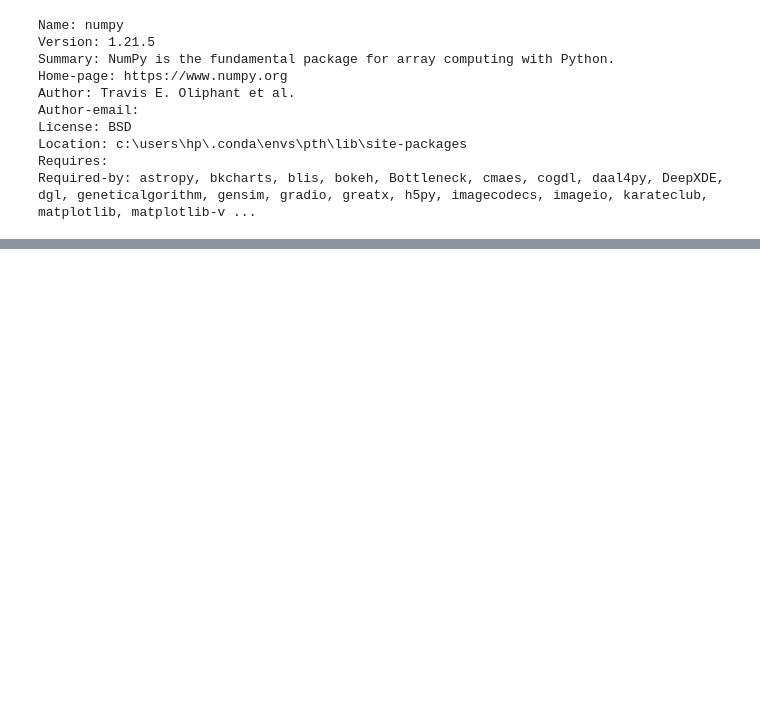
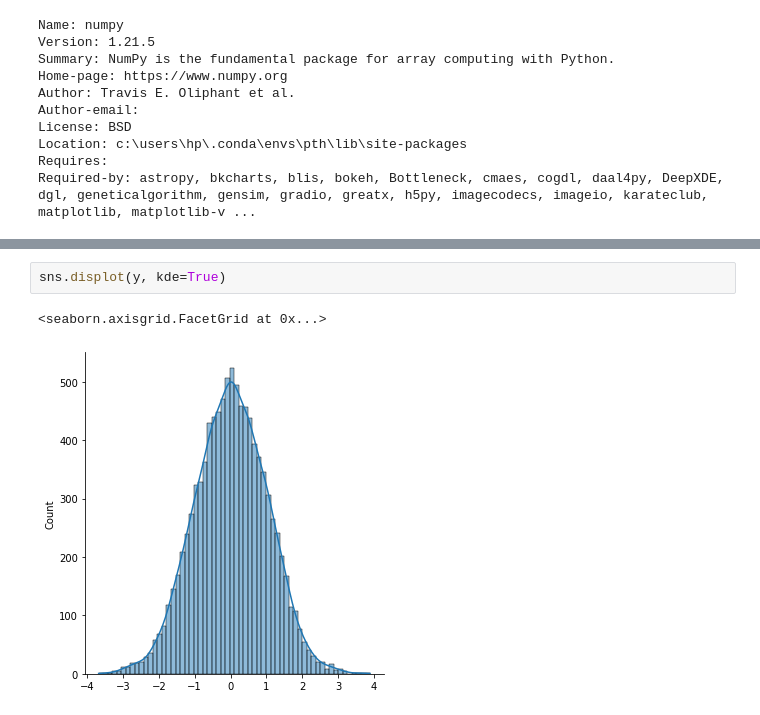
Before and after one commit to fum-cs/ads, a Jupyter notebook: code/CD_KNN.ipynb, the cells around one changed output, grey strips where cells are left out. Saved outputs shown, nothing was run; the diff lists cells and outputs as text; blank space fills up the shorter version.

```diff
--- a/code/CD_KNN.ipynb
+++ b/code/CD_KNN.ipynb
@@ -108,0 +208,5 @@ Required-by: astropy, bkcharts, blis, bokeh, Bottleneck, cmaes, cogdl, daal4py,
+# %%
+sns.displot(y, kde=True)
+# %% [output]
+<seaborn.axisgrid.FacetGrid at 0x...>
+[figure, added]
```
Also changed, not shown: parts of 17 cells of this notebook, 2 other files.
